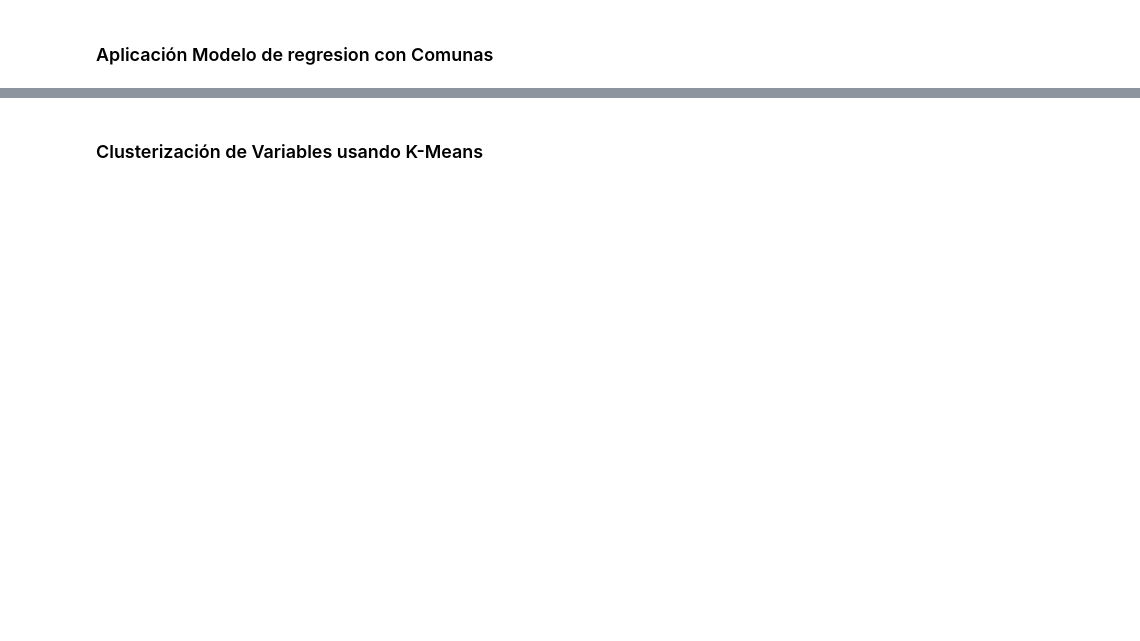
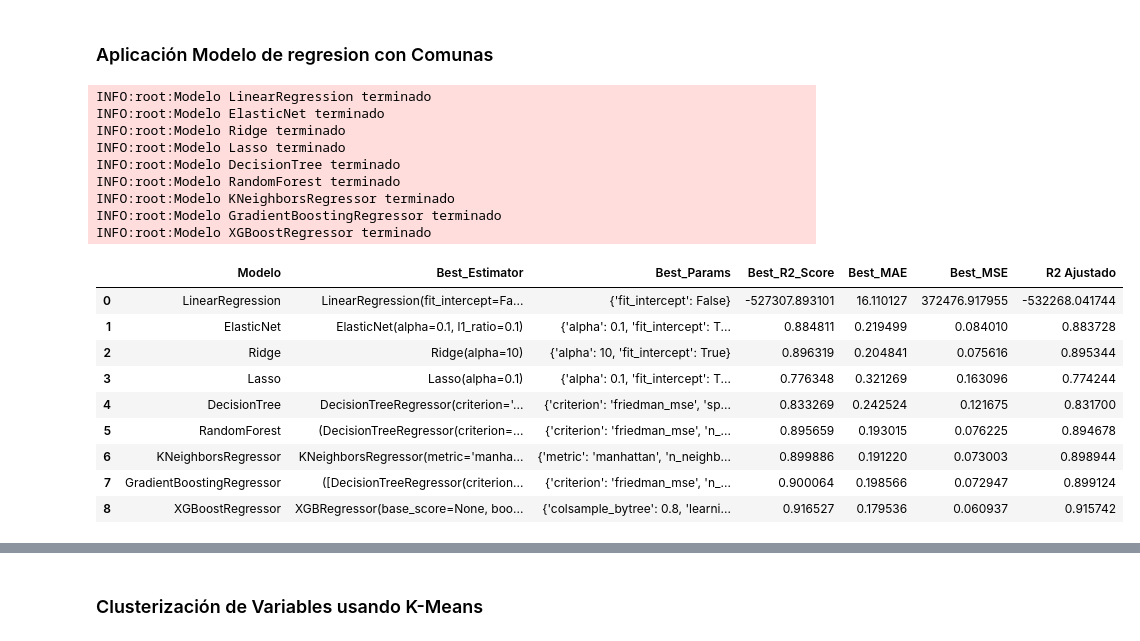
Before and after one commit to mespinoza8/Prediccion-Precio-Casas, a Jupyter notebook: precio_casas.ipynb, the cells around one changed output, grey strips where cells are left out. Cells and saved outputs as stored; diff of their text form; code cells hidden in the pictures; blank space fills up the shorter version.

```diff
--- a/precio_casas.ipynb
+++ b/precio_casas.ipynb
@@ -409,0 +438,26 @@ df_con_comunas=modelos_regresion(X_con_comunas,y_con_comunas)
+# %%
+X_con_comunas = pd.concat([df_casas_transformed.drop(columns=['Price_UF']).reset_index(drop=True), pd.DataFrame(code_data, columns = encoder.categories_[0])], axis = 1)
+y_con_comunas=df_casas_transformed['Price_UF']
+
+df_con_comunas=modelos_regresion(X_con_comunas,y_con_comunas)
+df_con_comunas
+# %% [output]
+INFO:root:Modelo LinearRegression terminado
+INFO:root:Modelo ElasticNet terminado
+INFO:root:Modelo Ridge terminado
+INFO:root:Modelo Lasso terminado
+INFO:root:Modelo DecisionTree terminado
+INFO:root:Modelo RandomForest terminado
+INFO:root:Modelo KNeighborsRegressor terminado
+INFO:root:Modelo GradientBoostingRegressor terminado
+INFO:root:Modelo XGBoostRegressor terminado
+|  | Modelo | Best_Estimator | Best_Params | Best_R2_Score | Best_MAE | Best_MSE | R2 Ajustado |
+| 0 | LinearRegression | LinearRegression(fit_intercept=Fa... | {'fit_intercept': False} | -527307.893101 | 16.110127 | 372476.917955 | -532268.041744 |
+| 1 | ElasticNet | ElasticNet(alpha=0.1, l1_ratio=0.1) | {'alpha': 0.1, 'fit_intercept': T... | 0.884811 | 0.219499 | 0.084010 | 0.883728 |
+| 2 | Ridge | Ridge(alpha=10) | {'alpha': 10, 'fit_intercept': True} | 0.896319 | 0.204841 | 0.075616 | 0.895344 |
+| 3 | Lasso | Lasso(alpha=0.1) | {'alpha': 0.1, 'fit_intercept': T... | 0.776348 | 0.321269 | 0.163096 | 0.774244 |
+| 4 | DecisionTree | DecisionTreeRegressor(criterion='... | {'criterion': 'friedman_mse', 'sp... | 0.833269 | 0.242524 | 0.121675 | 0.831700 |
+| 5 | RandomForest | (DecisionTreeRegressor(criterion=... | {'criterion': 'friedman_mse', 'n_... | 0.895659 | 0.193015 | 0.076225 | 0.894678 |
+| 6 | KNeighborsRegressor | KNeighborsRegressor(metric='manha... | {'metric': 'manhattan', 'n_neighb... | 0.899886 | 0.191220 | 0.073003 | 0.898944 |
+| 7 | GradientBoostingRegressor | ([DecisionTreeRegressor(criterion... | {'criterion': 'friedman_mse', 'n_... | 0.900064 | 0.198566 | 0.072947 | 0.899124 |
+| 8 | XGBoostRegressor | XGBRegressor(base_score=None, boo... | {'colsample_bytree': 0.8, 'learni... | 0.916527 | 0.179536 | 0.060937 | 0.915742 |
```
Also changed, not shown: parts of 11 cells of this notebook.
